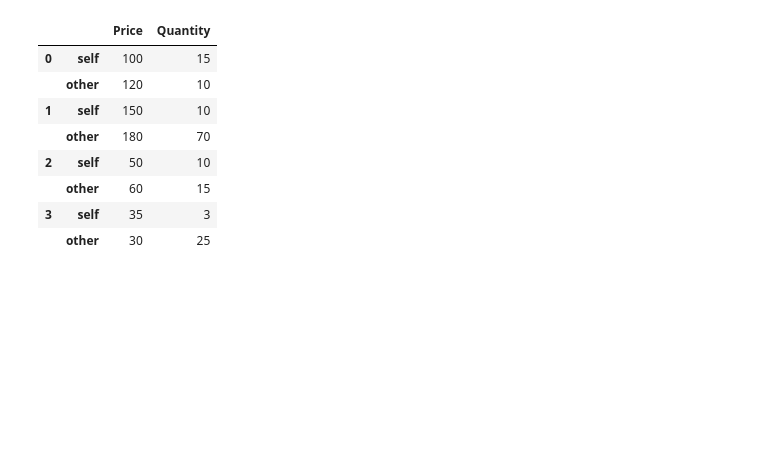
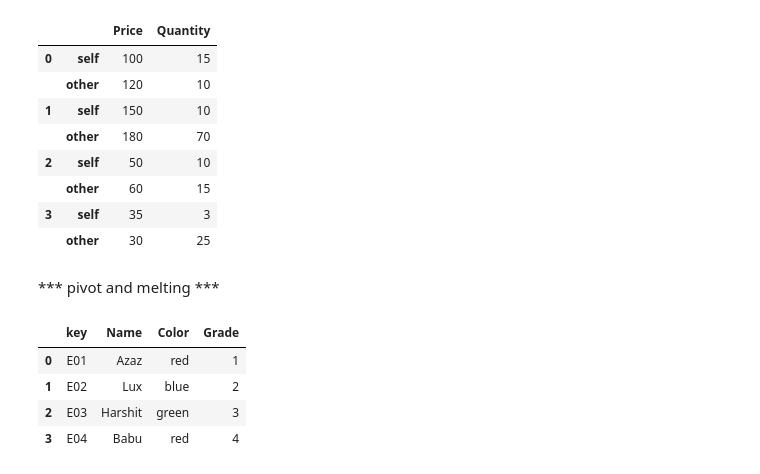
Before and after one commit to azaz9026/Pandas, a Jupyter notebook: python_pasdas.ipynb, the cells around one changed output. Cells and saved outputs as stored; diff of their text form; code cells hidden in the pictures; blank space fills up the shorter version.

```diff
--- a/python_pasdas.ipynb
+++ b/python_pasdas.ipynb
@@ -687,3 +687,23 @@ df.compare(df1 , align_axis=0)
 |  | other | 60 | 15 |
 | 3 | self | 35 | 3 |
 |  | other | 30 | 25 |
+# %% [markdown]
+*** pivot and melting ***
+# %%
+data1 = {
+    "key" :["E01" , 'E02' , 'E03' , 'E04'] ,
+    "Name" : ['Azaz' , 'Lux' , 'Harshit' , 'Babu'],
+    'Color': ['red' , 'blue' , 'green' , 'red'],
+    'Grade':[1,2,3,4]
+    }
+
+
+data = pd.DataFrame(data1)
+
+data
+# %% [output]
+|  | key | Name | Color | Grade |
+| 0 | E01 | Azaz | red | 1 |
+| 1 | E02 | Lux | blue | 2 |
+| 2 | E03 | Harshit | green | 3 |
+| 3 | E04 | Babu | red | 4 |
```
Also changed, not shown: parts of 2 cells of this notebook.
